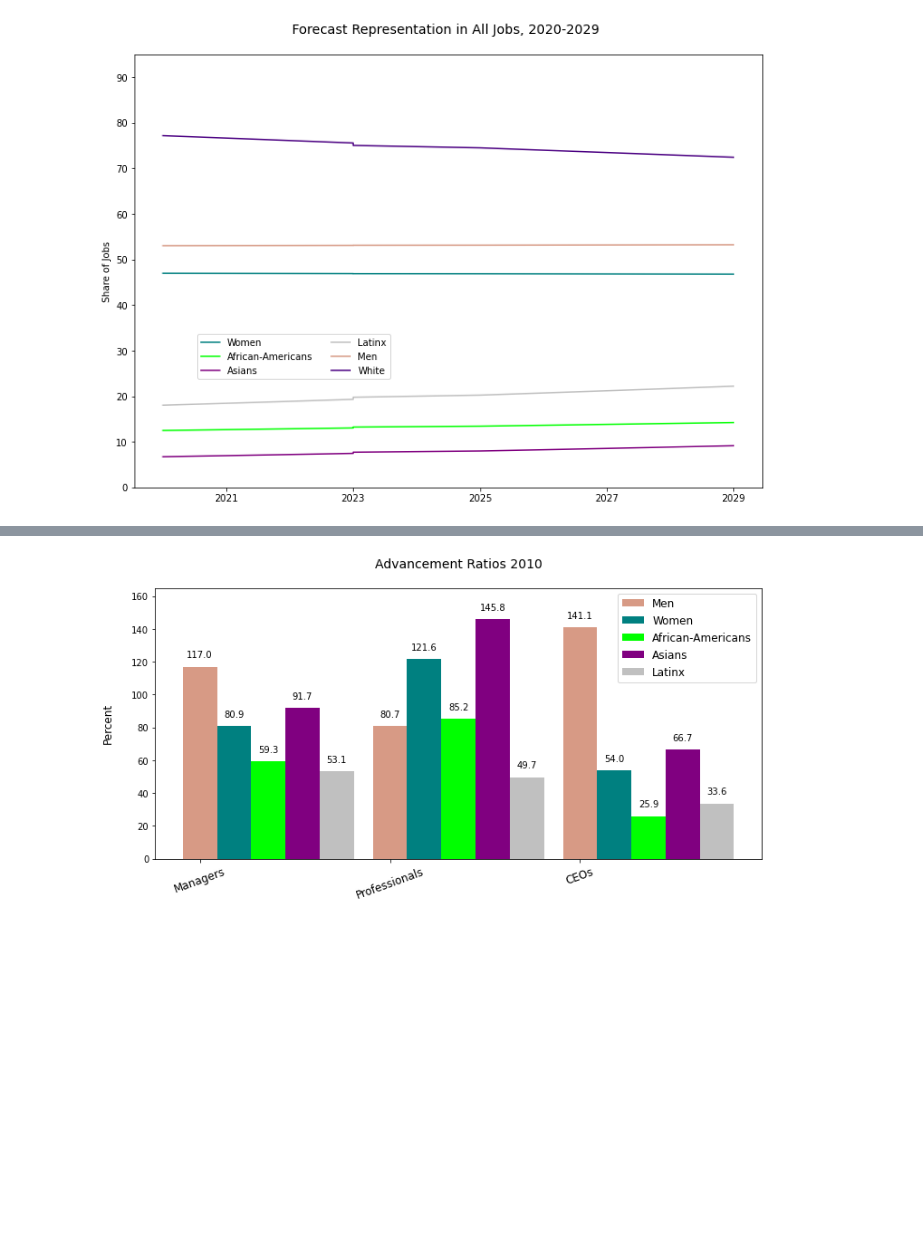
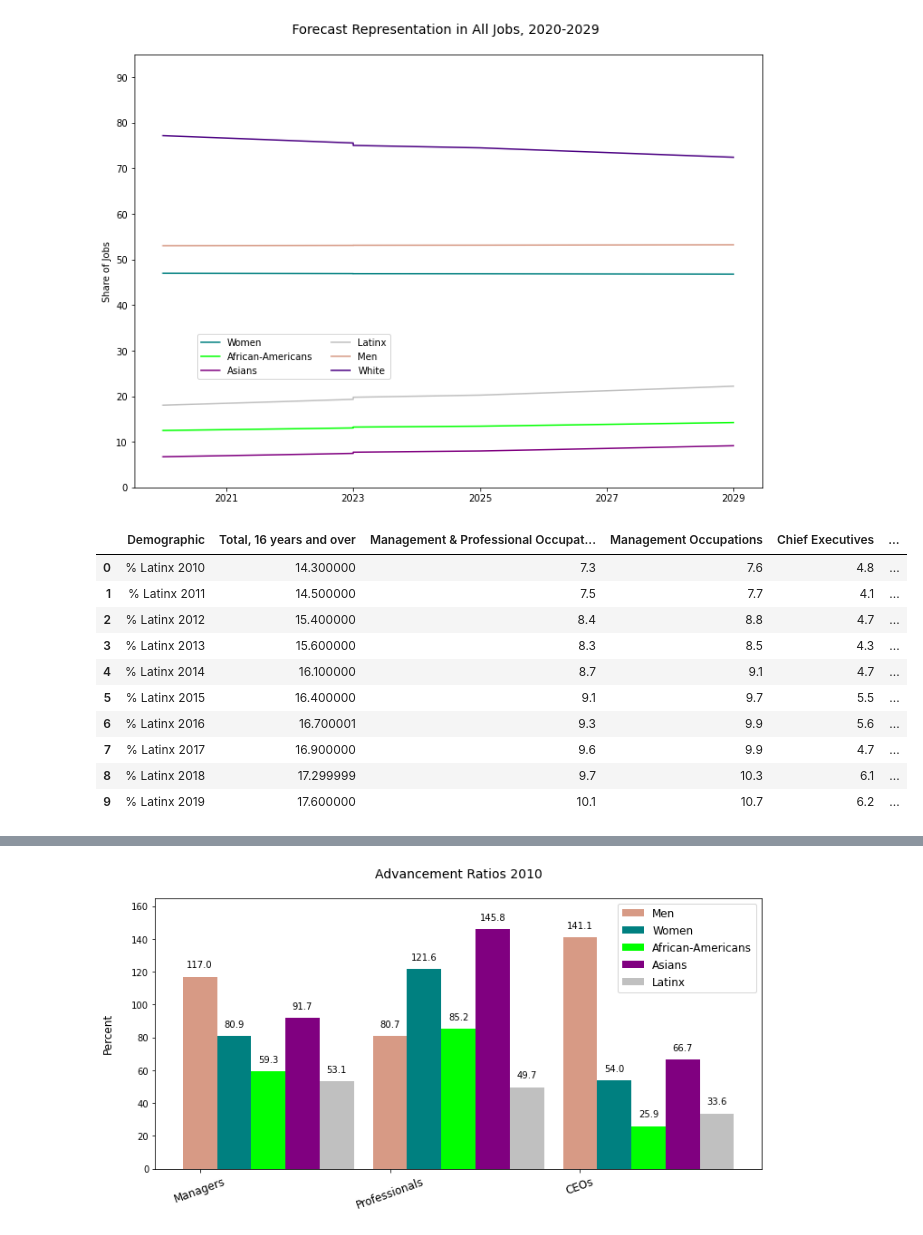
Before and after one commit to mfineman/Race-Gender-Analysis, a Jupyter notebook: BLS_Project.ipynb, the cells around one changed output, grey strips where cells are left out. Drawn from its saved outputs; the diff is of its cells as text; code cells hidden in the pictures; blank space fills up the shorter version.

```diff
--- a/BLS_Project.ipynb
+++ b/BLS_Project.ipynb
@@ -386,6 +386,20 @@ graph('CEOs', 'CEO',(.135,.4) )
 graph('Total', 'All',(.1,.25)  )
 # %% [output]
 [figure]
+# %%
+latinx_df.head(10)
+# %% [output]
+|  | Demographic | Total, 16 years and over | Management & Professional Occupat... | Management Occupations | Chief Executives | ... |
+| 0 | % Latinx 2010 | 14.300000 | 7.3 | 7.6 | 4.8 | ... |
+| 1 | % Latinx 2011 | 14.500000 | 7.5 | 7.7 | 4.1 | ... |
+| 2 | % Latinx 2012 | 15.400000 | 8.4 | 8.8 | 4.7 | ... |
+| 3 | % Latinx 2013 | 15.600000 | 8.3 | 8.5 | 4.3 | ... |
+| 4 | % Latinx 2014 | 16.100000 | 8.7 | 9.1 | 4.7 | ... |
+| 5 | % Latinx 2015 | 16.400000 | 9.1 | 9.7 | 5.5 | ... |
+| 6 | % Latinx 2016 | 16.700001 | 9.3 | 9.9 | 5.6 | ... |
+| 7 | % Latinx 2017 | 16.900000 | 9.6 | 9.9 | 4.7 | ... |
+| 8 | % Latinx 2018 | 17.299999 | 9.7 | 10.3 | 6.1 | ... |
+| 9 | % Latinx 2019 | 17.600000 | 10.1 | 10.7 | 6.2 | ... |
 # %%
 # Calculate advancement ratios (group's share of a job category divided by its share of total workforce)
 
```
Also changed, not shown: parts of 2 cells of this notebook, 17 other files.
